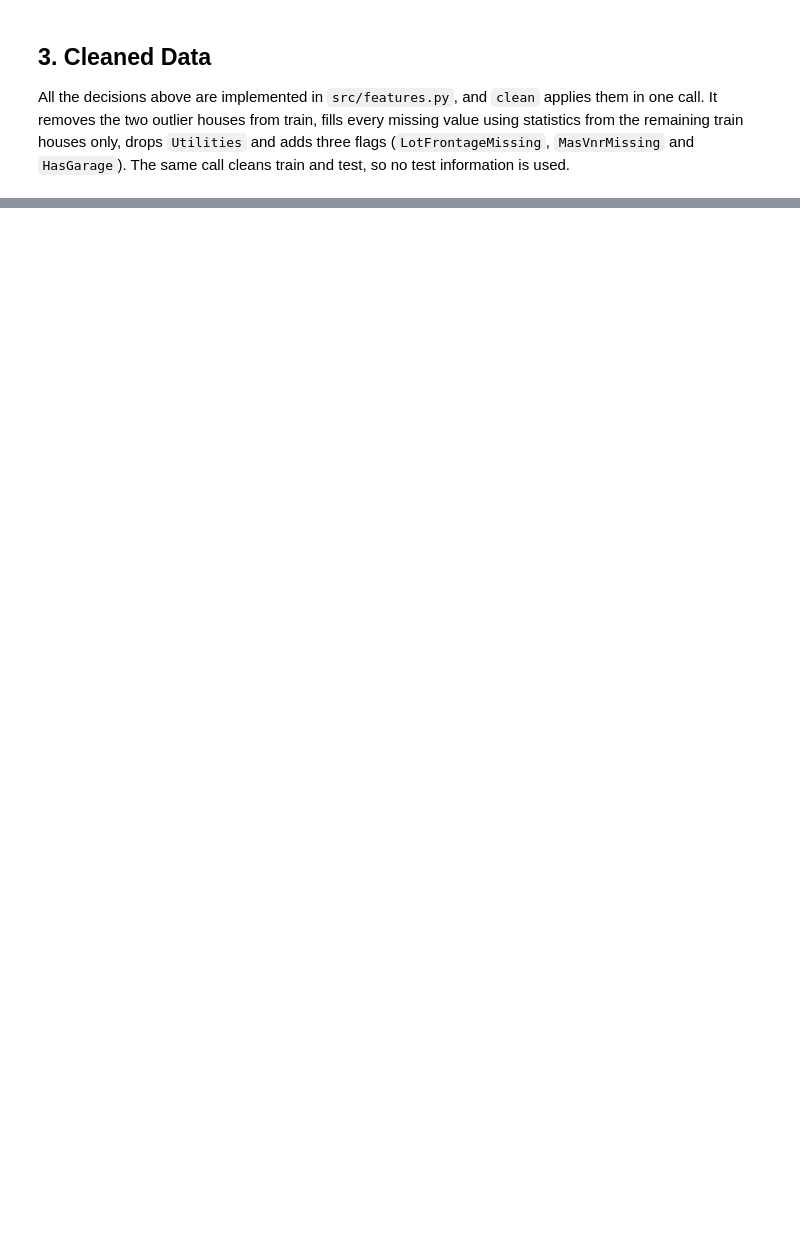
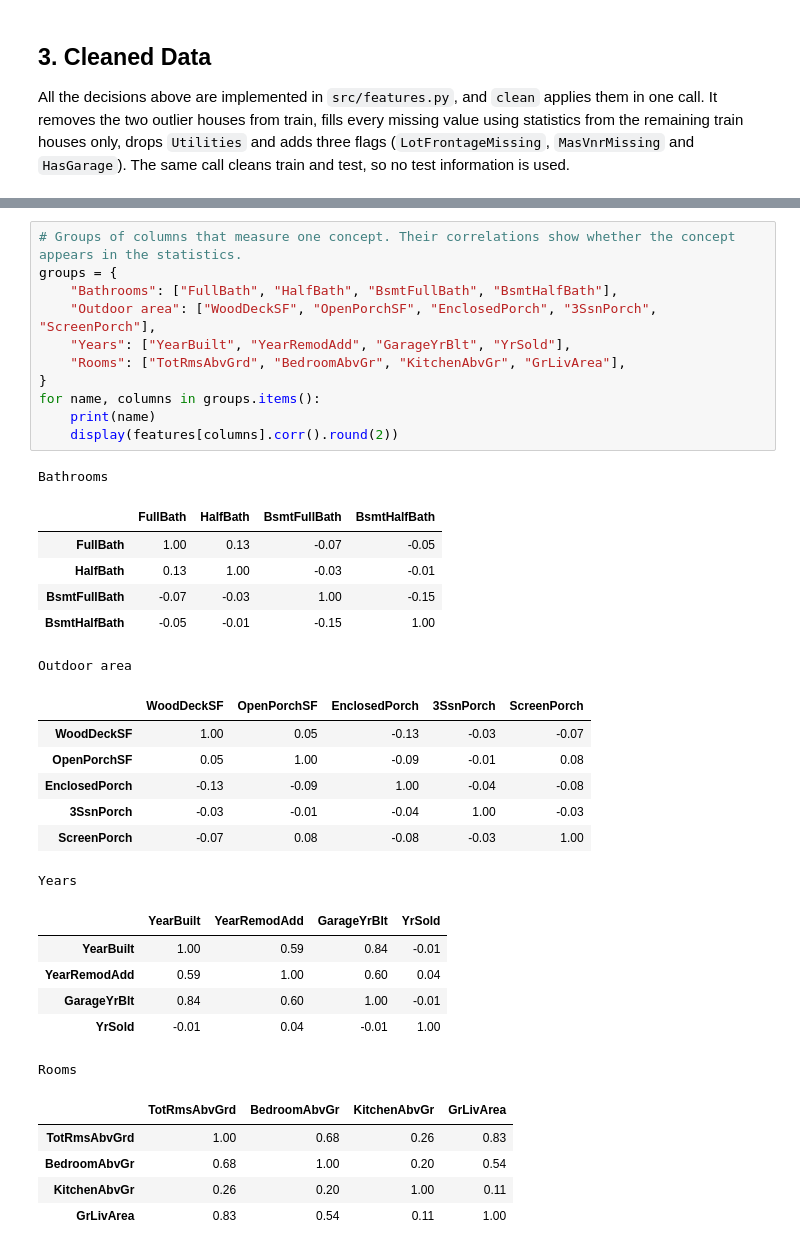
Before and after one commit to aramosw/house-prices, a Jupyter notebook: notebooks/EDA.ipynb, the cells around one changed output, grey strips where cells are left out. Cells and saved outputs as stored; diff of their text form; blank space fills up the shorter version.

```diff
--- a/notebooks/EDA.ipynb
+++ b/notebooks/EDA.ipynb
@@ -1386,0 +2193,37 @@ print("Added columns:", sorted(set(train_clean.columns) - set(train.columns)), "
+# %%
+# Groups of columns that measure one concept. Their correlations show whether the concept appears in the statistics.
+groups = {
+    "Bathrooms": ["FullBath", "HalfBath", "BsmtFullBath", "BsmtHalfBath"],
+    "Outdoor area": ["WoodDeckSF", "OpenPorchSF", "EnclosedPorch", "3SsnPorch", "ScreenPorch"],
+    "Years": ["YearBuilt", "YearRemodAdd", "GarageYrBlt", "YrSold"],
+    "Rooms": ["TotRmsAbvGrd", "BedroomAbvGr", "KitchenAbvGr", "GrLivArea"],
+}
+for name, columns in groups.items():
+    print(name)
+    display(features[columns].corr().round(2))
+# %% [output]
+Bathrooms
+|  | FullBath | HalfBath | BsmtFullBath | BsmtHalfBath |
+| FullBath | 1.00 | 0.13 | -0.07 | -0.05 |
+| HalfBath | 0.13 | 1.00 | -0.03 | -0.01 |
+| BsmtFullBath | -0.07 | -0.03 | 1.00 | -0.15 |
+| BsmtHalfBath | -0.05 | -0.01 | -0.15 | 1.00 |
+Outdoor area
+|  | WoodDeckSF | OpenPorchSF | EnclosedPorch | 3SsnPorch | ScreenPorch |
+| WoodDeckSF | 1.00 | 0.05 | -0.13 | -0.03 | -0.07 |
+| OpenPorchSF | 0.05 | 1.00 | -0.09 | -0.01 | 0.08 |
+| EnclosedPorch | -0.13 | -0.09 | 1.00 | -0.04 | -0.08 |
+| 3SsnPorch | -0.03 | -0.01 | -0.04 | 1.00 | -0.03 |
+| ScreenPorch | -0.07 | 0.08 | -0.08 | -0.03 | 1.00 |
+Years
+|  | YearBuilt | YearRemodAdd | GarageYrBlt | YrSold |
+| YearBuilt | 1.00 | 0.59 | 0.84 | -0.01 |
+| YearRemodAdd | 0.59 | 1.00 | 0.60 | 0.04 |
+| GarageYrBlt | 0.84 | 0.60 | 1.00 | -0.01 |
+| YrSold | -0.01 | 0.04 | -0.01 | 1.00 |
+Rooms
+|  | TotRmsAbvGrd | BedroomAbvGr | KitchenAbvGr | GrLivArea |
+| TotRmsAbvGrd | 1.00 | 0.68 | 0.26 | 0.83 |
+| BedroomAbvGr | 0.68 | 1.00 | 0.20 | 0.54 |
+| KitchenAbvGr | 0.26 | 0.20 | 1.00 | 0.11 |
+| GrLivArea | 0.83 | 0.54 | 0.11 | 1.00 |
```
Also changed, not shown: parts of 47 cells of this notebook.
